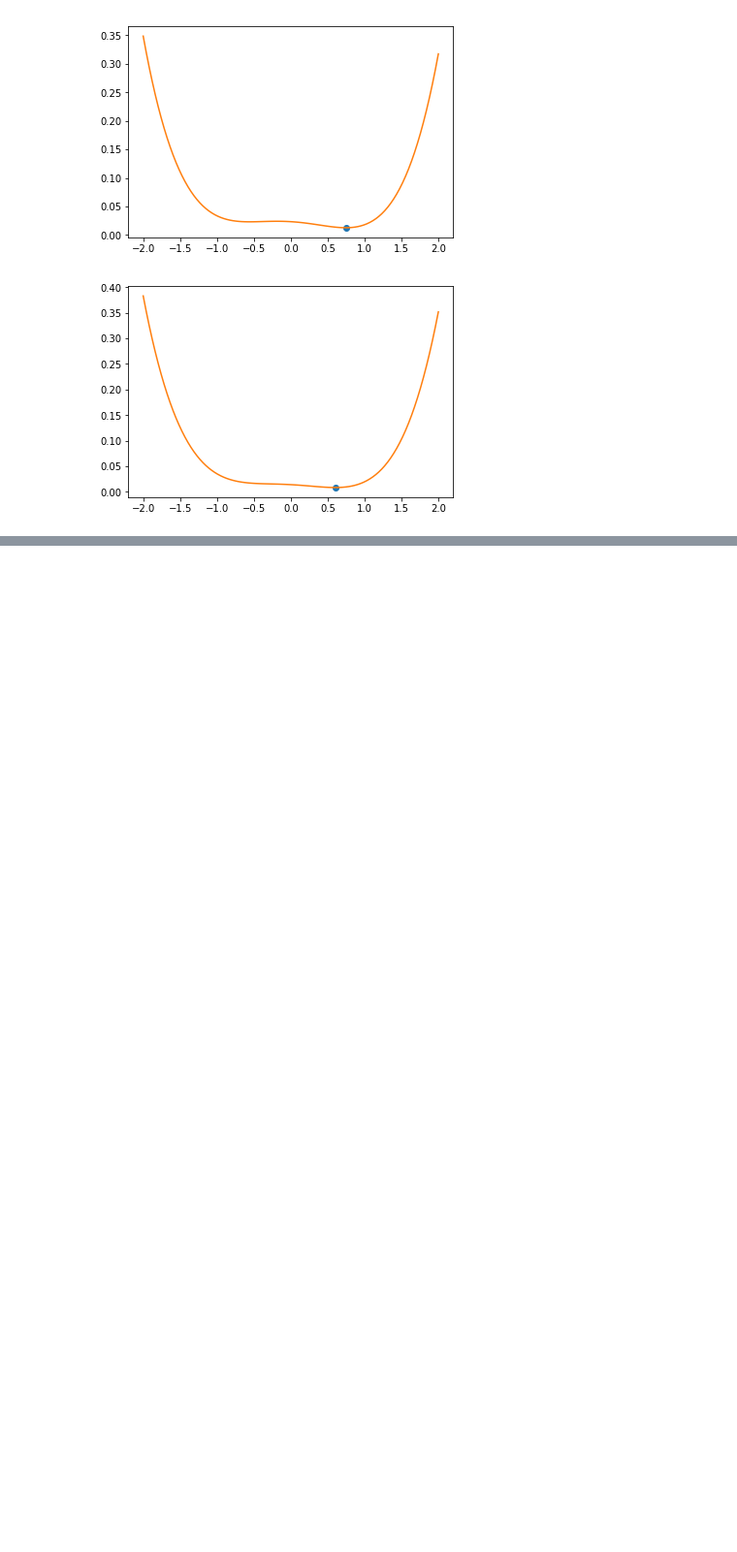
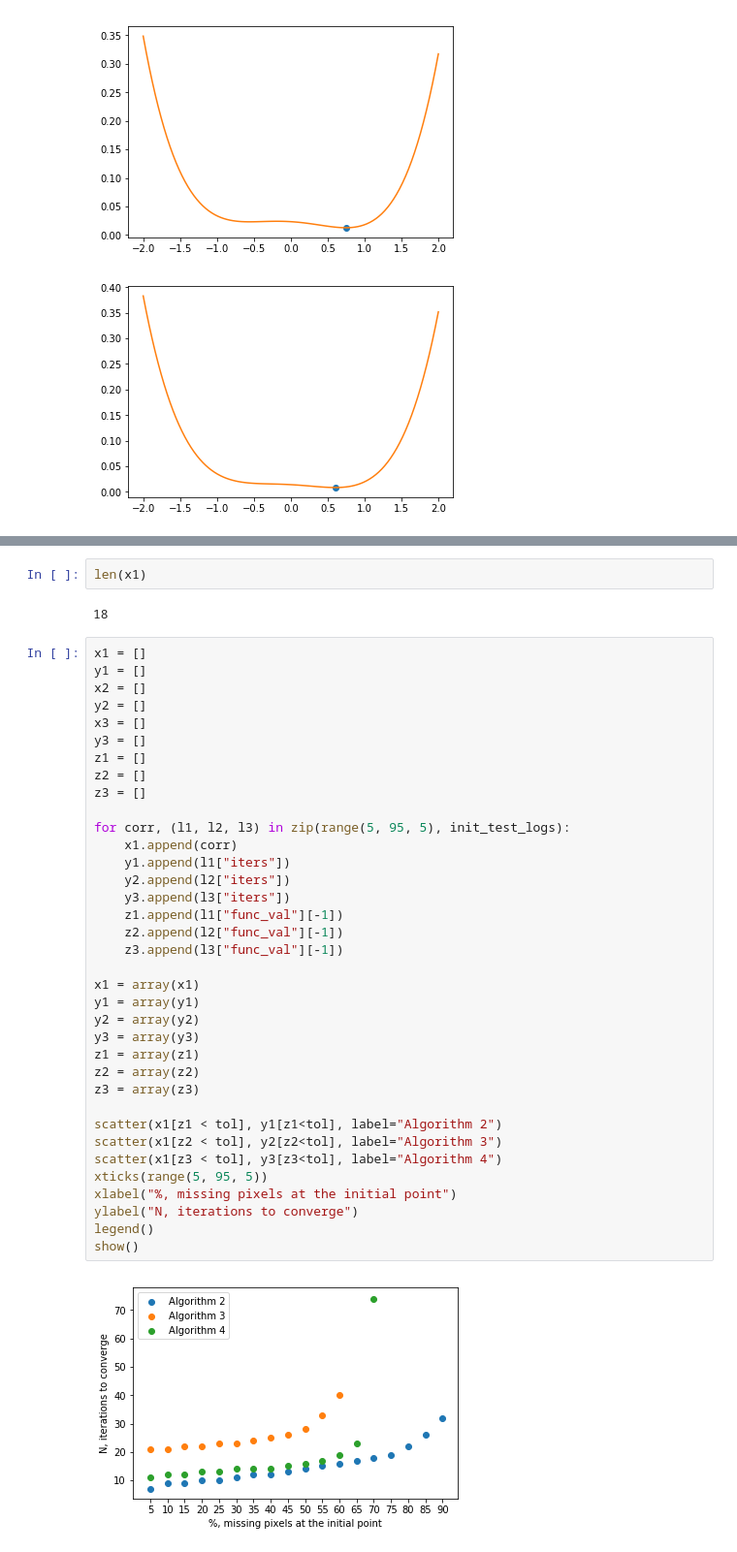
Before and after one commit to aksholokhov/uw-amath563-sp19, a Jupyter notebook: final/amath563_phase_retrival.ipynb, the cells around one changed output, grey strips where cells are left out. Shown at 97% size. Cells and saved outputs as stored; diff of their text form; blank space fills up the shorter version.

```diff
--- a/final/amath563_phase_retrival.ipynb
+++ b/final/amath563_phase_retrival.ipynb
@@ -361,0 +602,42 @@ w = prox_phi(z, y, lam, nu)
+# %%
+len(x1)
+# %% [output]
+18
+# %%
+x1 = []
+y1 = []
+x2 = []
+y2 = []
+x3 = []
+y3 = []
+z1 = []
+z2 = []
+z3 = []
+
+for corr, (l1, l2, l3) in zip(range(5, 95, 5), init_test_logs):
+    x1.append(corr)
+    y1.append(l1["iters"])
+    y2.append(l2["iters"])
+    y3.append(l3["iters"])
+    z1.append(l1["func_val"][-1])
+    z2.append(l2["func_val"][-1])
+    z3.append(l3["func_val"][-1])
+
+x1 = array(x1)
+y1 = array(y1)
+y2 = array(y2)
+y3 = array(y3)
+z1 = array(z1)
+z2 = array(z2)
+z3 = array(z3)
+
+scatter(x1[z1 < tol], y1[z1<tol], label="Algorithm 2")
+scatter(x1[z2 < tol], y2[z2<tol], label="Algorithm 3")
+scatter(x1[z3 < tol], y3[z3<tol], label="Algorithm 4")
+xticks(range(5, 95, 5))
+xlabel("%, missing pixels at the initial point")
+ylabel("N, iterations to converge")
+legend()
+show()
+# %% [output]
+[figure, added]
```
Also changed, not shown: parts of 14 cells of this notebook, 12 other files.
